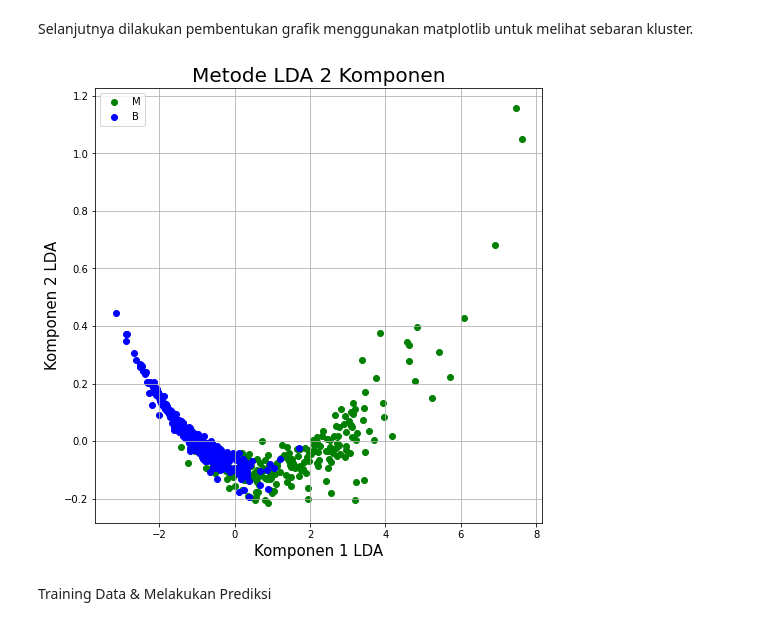
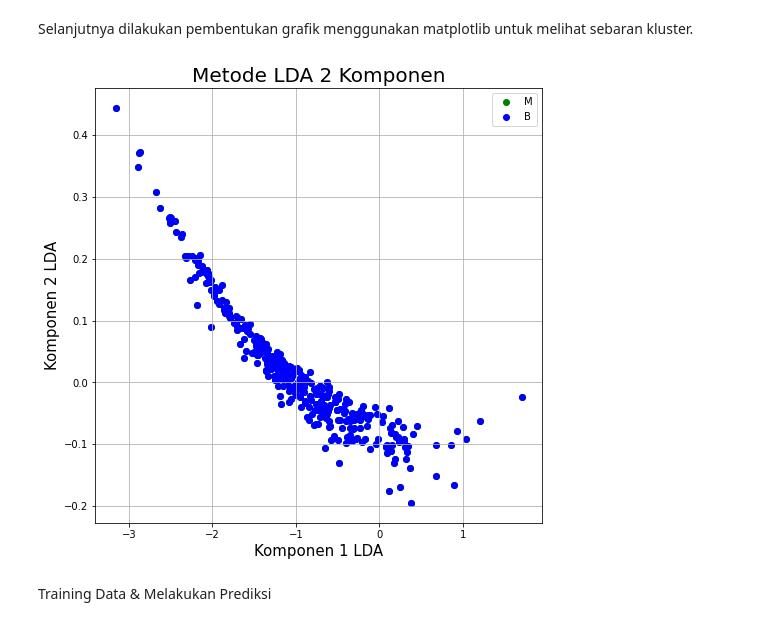
Before and after one commit to hananlu/SLOuas, a Jupyter notebook: Klusterisasi_dengan_LDA.ipynb, the cells around one changed output. Drawn from its saved outputs; the diff is of its cells as text; code cells hidden in the pictures.

```diff
--- a/Klusterisasi_dengan_LDA.ipynb
+++ b/Klusterisasi_dengan_LDA.ipynb
@@ -103,4 +93,0 @@ Analisa.head()
-# %%
-#dilakukan pembentukan tabel baru bernama AnanlisisFinal berupa penggabungan tabel (concat) Analisa dengan kolom "diagnosis"
-AnalisisFinal = pd.concat([Analisa, sumber[['diagnosis']]], axis = 1)
-AnalisisFinal.head()
@@ -116,20 +96,19 @@ Selanjutnya dilakukan pembentukan grafik menggunakan matplotlib untuk melihat se
 # %%
 fig = plt.figure(figsize = (8,8))
 ax = fig.add_subplot(1,1,1)
 ax.set_xlabel('Komponen 1 LDA', fontsize = 15)
 ax.set_ylabel('Komponen 2 LDA', fontsize = 15)
 ax.set_title('Metode LDA 2 Komponen', fontsize = 20)
-targets = ['M', 'B']
-colors = ['g', 'b']
+#targets = ['M', 'B']
+#colors = ['g', 'b']
 for target, color in zip(targets,colors):
-    indicesToKeep = AnalisisFinal['diagnosis'] == target
-    ax.scatter(AnalisisFinal.loc[indicesToKeep, 'komponen1']
+    plt.scatter(AnalisisFinal.loc[indicesToKeep, 'komponen1']
                , AnalisisFinal.loc[indicesToKeep, 'komponen2']
                , c = color)
 ax.legend(targets)
 ax.grid()
 # %% [output]
-[figure, old version]
+[figure, new version]
 # %% [markdown]
 Training Data & Melakukan Prediksi
 # %%
```
Also changed, not shown: parts of 3 cells of this notebook.
